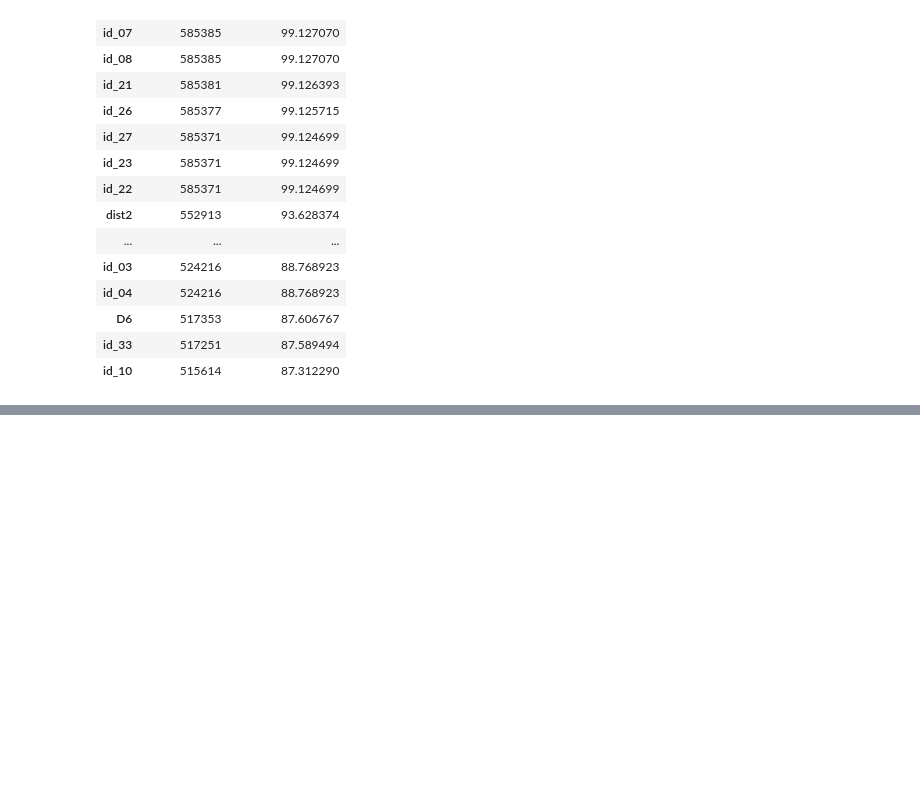
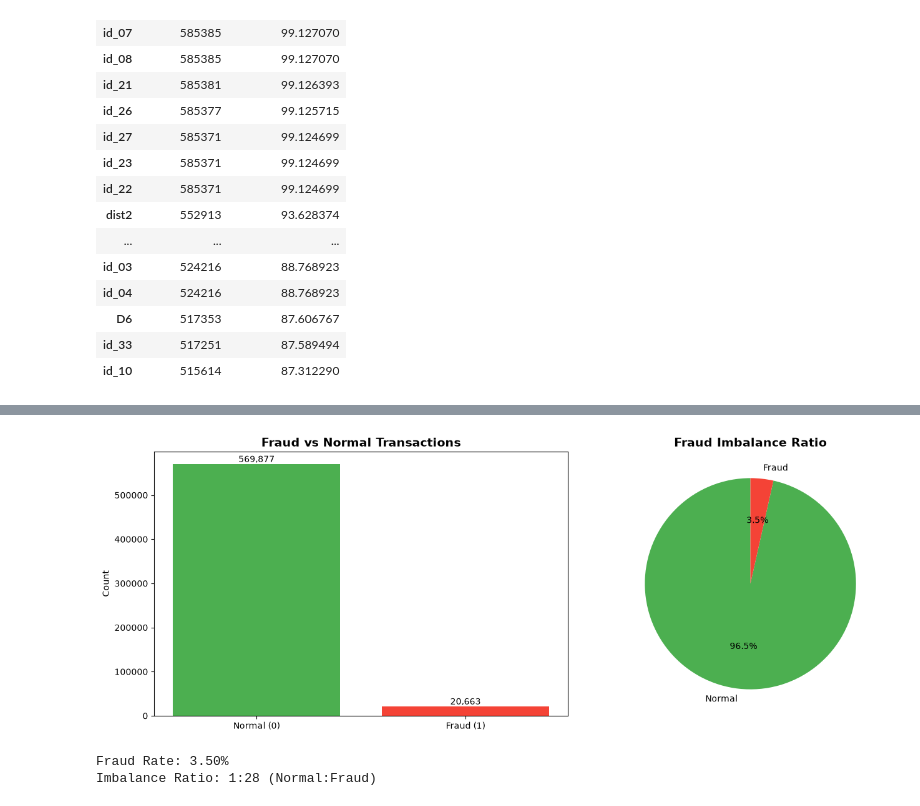
Before and after one commit to yourfavCHEFP/graph-fraud-ai, a Jupyter notebook: notebooks/01_data_understanding.ipynb, the cells around one changed output, grey strips where cells are left out. Drawn from its saved outputs; the diff is of its cells as text; code cells hidden in the pictures; blank space fills up the shorter version.

```diff
--- a/notebooks/01_data_understanding.ipynb
+++ b/notebooks/01_data_understanding.ipynb
@@ -205,3 +205,37 @@ df.describe(include="all").T.head(20)
 | C1 | 590540.0 | NaN | NaN | NaN | 14.092458 | 133.569018 | 0.0 | 1.0 | 1.0 | 3.0 | 4685.0 |
 | C2 | 590540.0 | NaN | NaN | NaN | 15.269734 | 154.668899 | 0.0 | 1.0 | 1.0 | 3.0 | 5691.0 |
 | C3 | 590540.0 | NaN | NaN | NaN | 0.005644 | 0.150536 | 0.0 | 0.0 | 0.0 | 0.0 | 26.0 |
+# %%
+# ============================================================================
+# 9. Target Distribution Visualization
+# ============================================================================
+fig, axes = plt.subplots(1, 2, figsize=(14, 5))
+
+# Bar chart
+fraud_counts = df['isFraud'].value_counts()
+axes[0].bar(['Normal (0)', 'Fraud (1)'], fraud_counts.values, color=['#4CAF50', '#F44336'])
+axes[0].set_title('Fraud vs Normal Transactions', fontsize=14, fontweight='bold')
+axes[0].set_ylabel('Count')
+for i, v in enumerate(fraud_counts.values):
+    axes[0].text(i, v + 5000, f'{v:,}', ha='center', fontsize=10)
+
+# Pie chart
+fraud_pct = df['isFraud'].mean() * 100
+axes[1].pie(
+    [100 - fraud_pct, fraud_pct],
+    labels=['Normal', 'Fraud'],
+    colors=['#4CAF50', '#F44336'],
+    autopct='%1.1f%%',
+    startangle=90
+)
+axes[1].set_title('Fraud Imbalance Ratio', fontsize=14, fontweight='bold')
+
+plt.tight_layout()
+plt.show()
+
+print(f"\nFraud Rate: {fraud_pct:.2f}%")
+print(f"Imbalance Ratio: 1:{(100 - fraud_pct) / fraud_pct:.0f} (Normal:Fraud)")
+# %% [output]
+[figure, added]
+Fraud Rate: 3.50%
+Imbalance Ratio: 1:28 (Normal:Fraud)
```
Also changed, not shown: parts of 4 cells of this notebook, 13 other files.
